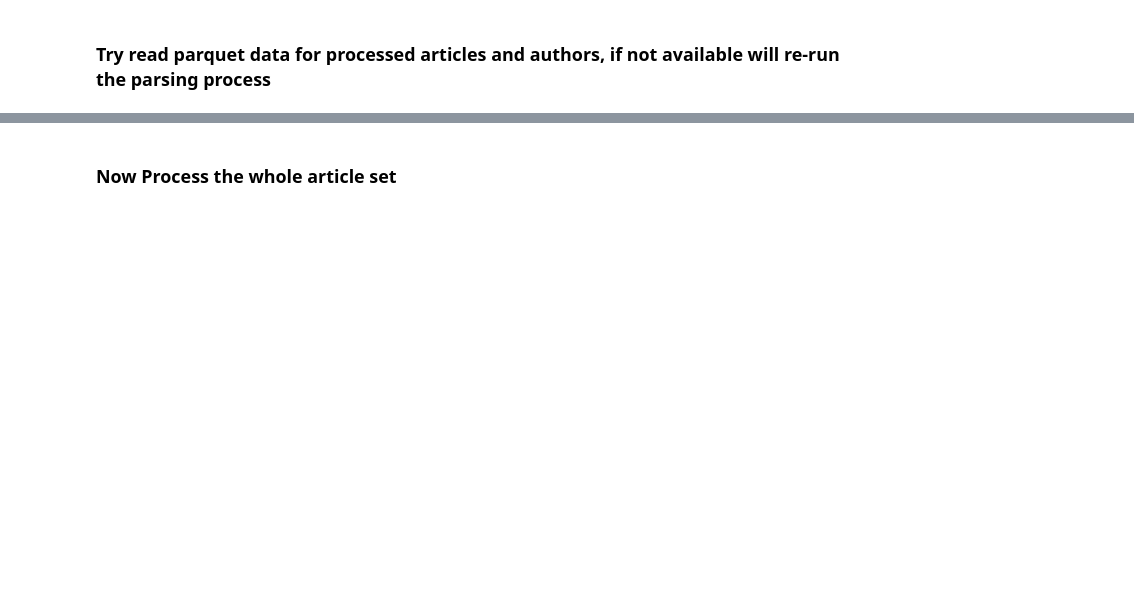
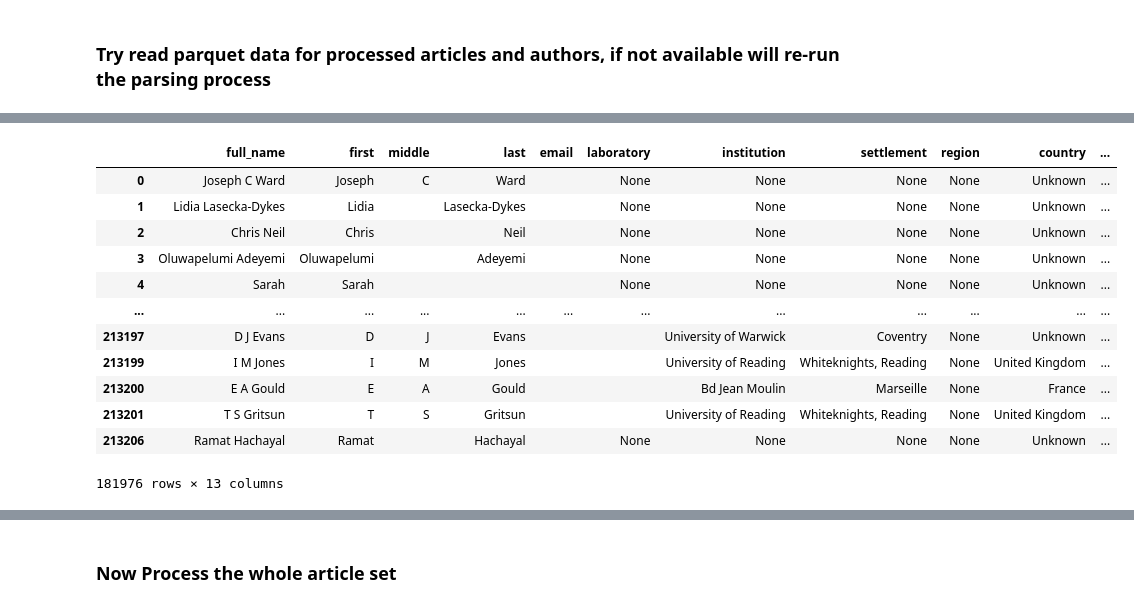
Before and after one commit to asahicantu/DAT550, a Jupyter notebook: covid_project.ipynb, the cells around one changed output, grey strips where cells are left out. Saved outputs shown, nothing was run; the diff lists cells and outputs as text; code cells hidden in the pictures; blank space fills up the shorter version.

```diff
--- a/covid_project.ipynb
+++ b/covid_project.ipynb
@@ -410,6 +470,22 @@ authors_unique['country_code_alpha3'] = authors_unique.country.progress_apply(la
 authors_unique['country'] = authors_unique['country_code_alpha2'].progress_apply(lambda x: countries_dict[x] if x in countries_dict  else x)
 unique_countries = authors_unique.country.unique()
 unique_countries.sort()
+# %%
+authors_unique
+# %% [output]
+|  | full_name | first | middle | last | email | laboratory | institution | settlement | region | country | ... |
+| 0 | Joseph C Ward | Joseph | C | Ward |  | None | None | None | None | Unknown | ... |
+| 1 | Lidia Lasecka-Dykes | Lidia |  | Lasecka-Dykes |  | None | None | None | None | Unknown | ... |
+| 2 | Chris Neil | Chris |  | Neil |  | None | None | None | None | Unknown | ... |
+| 3 | Oluwapelumi Adeyemi | Oluwapelumi |  | Adeyemi |  | None | None | None | None | Unknown | ... |
+| 4 | Sarah | Sarah |  |  |  | None | None | None | None | Unknown | ... |
+| ... | ... | ... | ... | ... | ... | ... | ... | ... | ... | ... | ... |
+| 213197 | D J Evans | D | J | Evans |  |  | University of Warwick | Coventry | None | Unknown | ... |
+| 213199 | I M Jones | I | M | Jones |  |  | University of Reading | Whiteknights, Reading | None | United Kingdom | ... |
+| 213200 | E A Gould | E | A | Gould |  |  | Bd Jean Moulin | Marseille | None | France | ... |
+| 213201 | T S Gritsun | T | S | Gritsun |  |  | University of Reading | Whiteknights, Reading | None | United Kingdom | ... |
+| 213206 | Ramat Hachayal | Ramat |  | Hachayal |  | None | None | None | None | Unknown | ... |
+181976 rows × 13 columns
 # %%
 by_country = authors_unique[['country','country_code_alpha3','country_code_alpha2','full_name']].groupby(['country','country_code_alpha3','country_code_alpha2'])
 by_country = by_country.count().reset_index()
```
Also changed, not shown: parts of 39 cells of this notebook.
